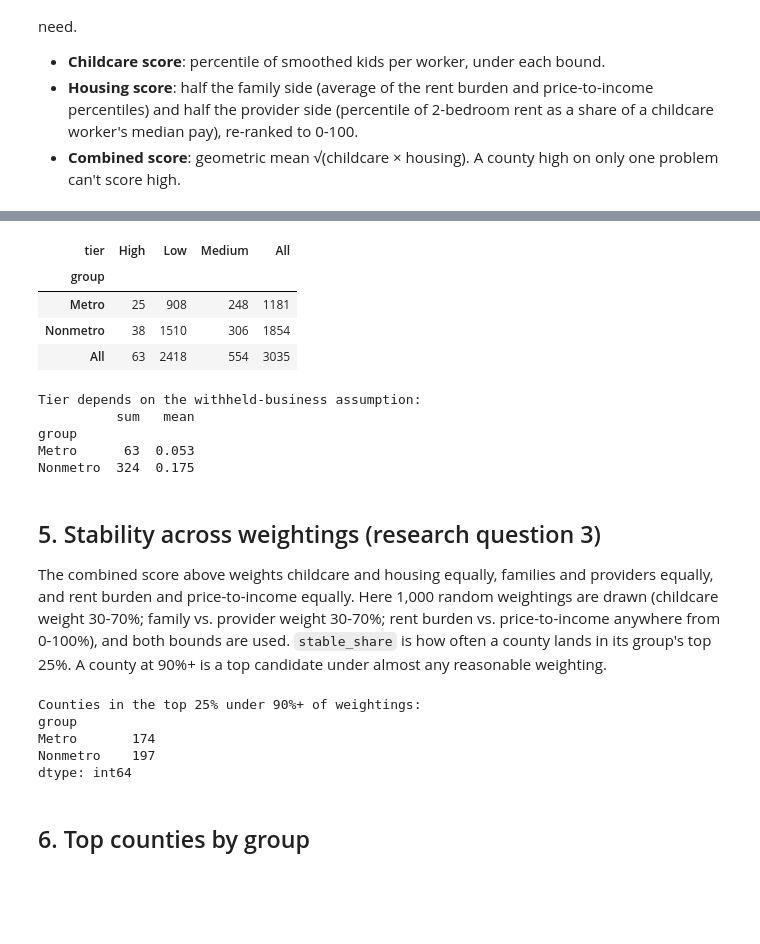
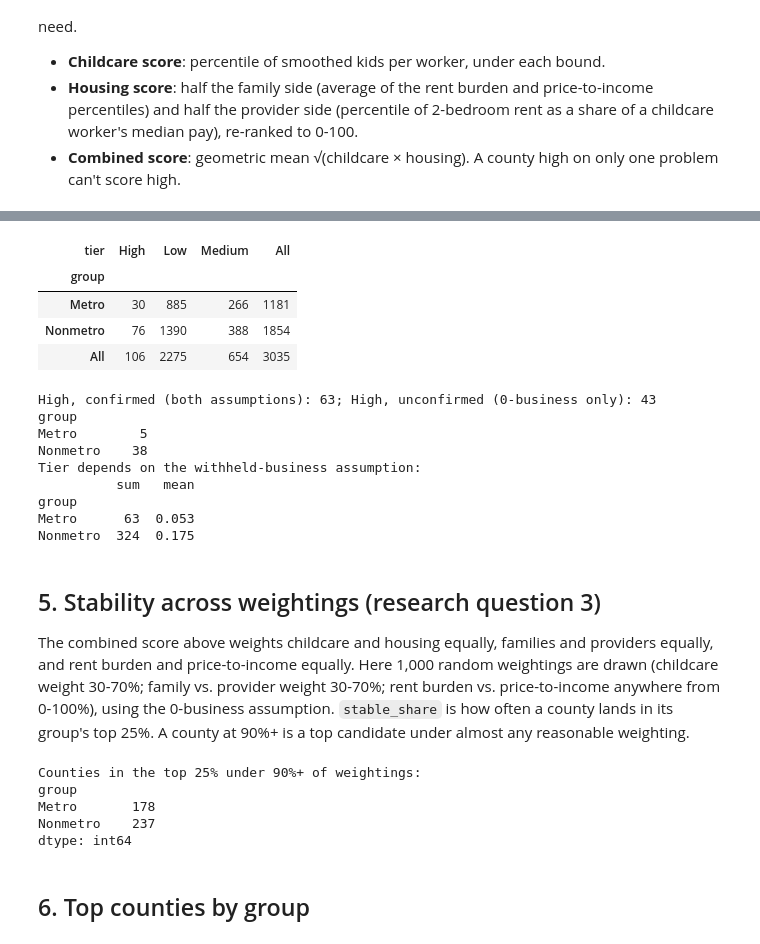
Before and after one commit to rhogerheide/caremap, a Jupyter notebook: notebooks/02_scoring.ipynb, the cells around one changed output, grey strips where cells are left out. Cells and saved outputs as stored; diff of their text form; code cells hidden in the pictures; blank space fills up the shorter version.

```diff
--- a/notebooks/02_scoring.ipynb
+++ b/notebooks/02_scoring.ipynb
@@ -186,8 +186,9 @@ for b in ("low", "high"):
     s[f"childcare_score_{b}"] = pct(f"kpw_{b}_eb")
     s[f"combined_{b}"] = np.sqrt(s[f"childcare_score_{b}"] * s["housing_score"])
 
-s["childcare_score"] = (s["childcare_score_low"] + s["childcare_score_high"]) / 2
-s["combined_score"] = (s["combined_low"] + s["combined_high"]) / 2
+# v2: the 0-business bound ("low") is primary; "high" (2 businesses) is kept as the sensitivity check
+s["childcare_score"] = s["childcare_score_low"]
+s["combined_score"] = s["combined_low"]
 s["rank_in_group"] = s.groupby("group")["combined_score"].rank(ascending=False, method="min").astype(int)
 s["withheld_range"] = (s["combined_low"] - s["combined_high"]).abs()
 s[["childcare_score", "housing_score", "combined_score", "withheld_range"]].describe().round(1)
@@ -210,27 +211,37 @@ The final tier is the *lower* of the two bounds, so a county is only called High
 # %%
 TIER_ORDER = {"Low": 0, "Medium": 1, "High": 2}
 
 def tiers(b):
     cut = 100 * (1 - TOP_SHARE)
     combined_cut = s.groupby("group")[f"combined_{b}"].transform(lambda x: x.quantile(1 - TOP_SHARE))
     both_high = (s[f"childcare_score_{b}"] >= cut) & (s["housing_score"] >= cut)
     return np.select([both_high, s[f"combined_{b}"] >= combined_cut], ["High", "Medium"], "Low")
 
 s["tier_low"], s["tier_high"] = tiers("low"), tiers("high")
-s["tier"] = np.where(s["tier_low"].map(TIER_ORDER) <= s["tier_high"].map(TIER_ORDER), s["tier_low"], s["tier_high"])
+# Tier and rank both use the 0-business estimate (the best estimate per notebook 03).
+# A High that holds only under that assumption is flagged as unconfirmed: inside withheld counties the
+# proxy barely tracked licensed slots in Michigan, so these need local data to confirm.
+s["tier"] = s["tier_low"]
+s["high_if_zero"] = (s["tier_low"] == "High") & (s["tier_high"] != "High")
 s["tier_uncertain"] = s["tier_low"] != s["tier_high"]
 
 pd.crosstab(s["group"], s["tier"], margins=True)
 # %% [output]
 | tier | High | Low | Medium | All |
 | group |  |  |  |  |
-| Metro | 25 | 908 | 248 | 1181 |
-| Nonmetro | 38 | 1510 | 306 | 1854 |
-| All | 63 | 2418 | 554 | 3035 |
+| Metro | 30 | 885 | 266 | 1181 |
+| Nonmetro | 76 | 1390 | 388 | 1854 |
+| All | 106 | 2275 | 654 | 3035 |
 # %%
+print(f"High, confirmed (both assumptions): {int(((s['tier']=='High') & ~s['high_if_zero']).sum())}; High, unconfirmed (0-business only): {int(s['high_if_zero'].sum())}")
+print(s[s["high_if_zero"]].groupby("group").size().to_string())
 print("Tier depends on the withheld-business assumption:")
 print(s.groupby("group")["tier_uncertain"].agg(["sum", "mean"]).round(3))
 # %% [output]
+High, confirmed (both assumptions): 63; High, unconfirmed (0-business only): 43
+group
+Metro        5
+Nonmetro    38
 Tier depends on the withheld-business assumption:
           sum   mean
 group
@@ -239,14 +250,14 @@ Nonmetro  324  0.175
 # %% [markdown]
 ## 5. Stability across weightings (research question 3)
 
-The combined score above weights childcare and housing equally, families and providers equally, and rent burden and price-to-income equally. Here 1,000 random weightings are drawn (childcare weight 30-70%; family vs. provider weight 30-70%; rent burden vs. price-to-income anywhere from 0-100%), and both bounds are used. `stable_share` is how often a county lands in its group's top 25%. A county at 90%+ is a top candidate under almost any reasonable weighting.
+The combined score above weights childcare and housing equally, families and providers equally, and rent burden and price-to-income equally. Here 1,000 random weightings are drawn (childcare weight 30-70%; family vs. provider weight 30-70%; rent burden vs. price-to-income anywhere from 0-100%), using the 0-business assumption. `stable_share` is how often a county lands in its group's top 25%. A county at 90%+ is a top candidate under almost any reasonable weighting.
 # %%
 hits = pd.Series(0.0, index=s.index)
 for _ in range(N_WEIGHT_DRAWS):
     w_child = RNG.uniform(0.3, 0.7)
     w_rent = RNG.uniform(0, 1)
     w_family = RNG.uniform(0.3, 0.7)
-    b = RNG.choice(["low", "high"])
+    b = "low"
     housing = s.groupby("group").apply(
         lambda g: (w_family * (w_rent * g["rent_burden_pctile"] + (1 - w_rent) * g["price_to_income_pctile"])
                    + (1 - w_family) * g["provider_rent_pctile"]).rank(pct=True) * 100,
@@ -262,8 +273,8 @@ print(s[s["stable_share"] >= 0.9].groupby("group").size())
 # %% [output]
 Counties in the top 25% under 90%+ of weightings:
 group
-Metro       174
-Nonmetro    197
+Metro       178
+Nonmetro    237
 dtype: int64
 # %% [markdown]
 ## 6. Top counties by group
```
Also changed, not shown: parts of 9 cells of this notebook, 28 other files.
